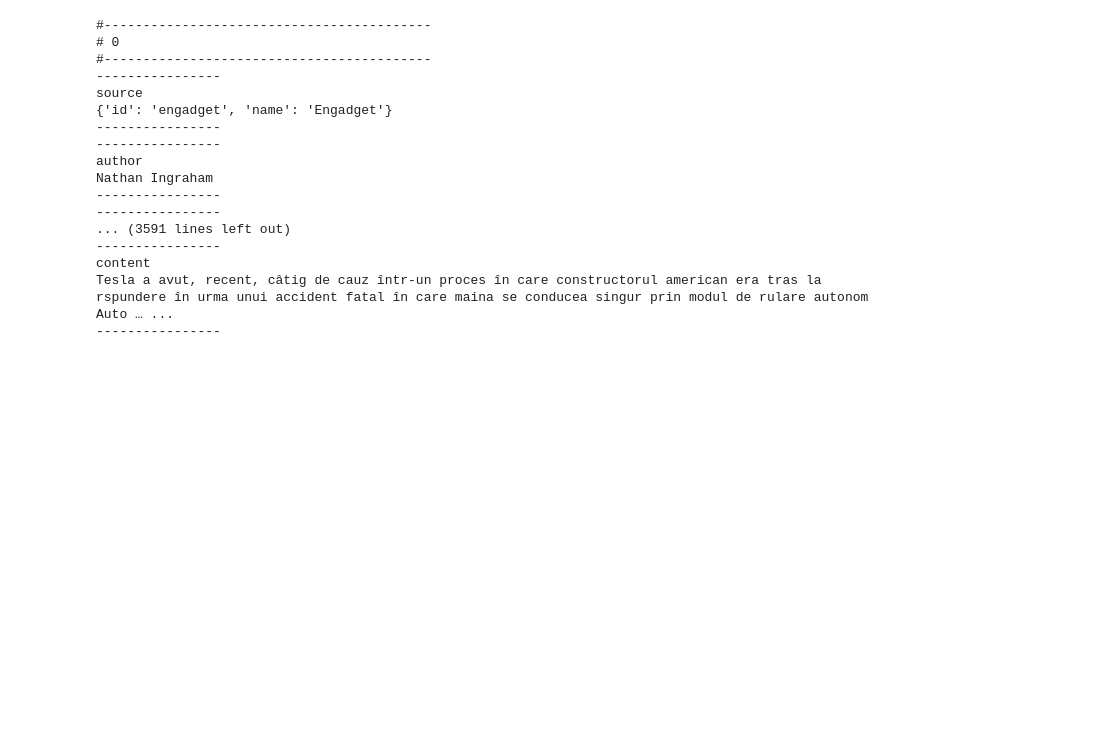
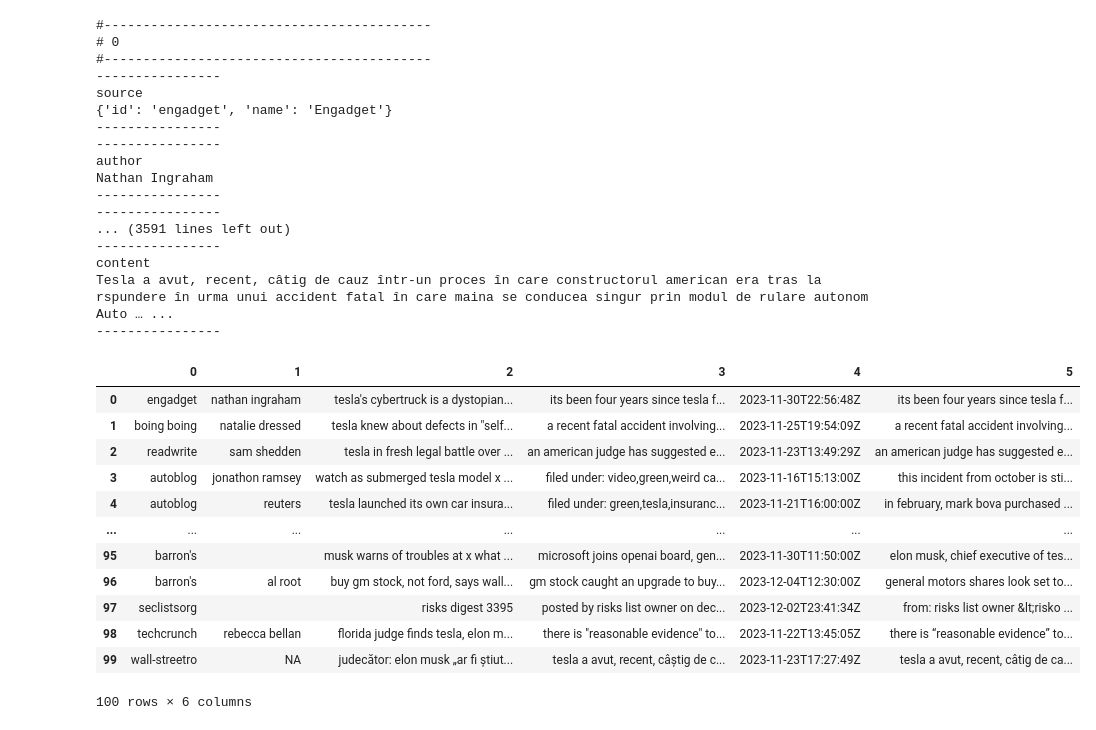
Before and after one commit to anly501/dsan-5000-project-WillWangUNC, a Jupyter notebook: dsan-website/5000-website/5000-website-Zenan/datagather.ipynb, the cells around one changed output. Saved outputs shown, nothing was run; the diff lists cells and outputs as text; code cells hidden in the pictures; blank space fills up the shorter version.

```diff
--- a/dsan-website/5000-website/5000-website-Zenan/datagather.ipynb
+++ b/dsan-website/5000-website/5000-website-Zenan/datagather.ipynb
@@ -251,6 +251,22 @@ Nathan Ingraham
 content
 Tesla a avut, recent, câtig de cauz într-un proces în care constructorul american era tras la rspundere în urma unui accident fatal în care maina se conducea singur prin modul de rulare autonom Auto … ...
 ----------------
+# %%
+pd.DataFrame(cleaned_data1)
+# %% [output]
+|  | 0 | 1 | 2 | 3 | 4 | 5 |
+| 0 | engadget | nathan ingraham | tesla's cybertruck is a dystopian... | its been four years since tesla f... | 2023-11-30T22:56:48Z | its been four years since tesla f... |
+| 1 | boing boing | natalie dressed | tesla knew about defects in "self... | a recent fatal accident involving... | 2023-11-25T19:54:09Z | a recent fatal accident involving... |
+| 2 | readwrite | sam shedden | tesla in fresh legal battle over ... | an american judge has suggested e... | 2023-11-23T13:49:29Z | an american judge has suggested e... |
+| 3 | autoblog | jonathon ramsey | watch as submerged tesla model x ... | filed under: video,green,weird ca... | 2023-11-16T15:13:00Z | this incident from october is sti... |
+| 4 | autoblog | reuters | tesla launched its own car insura... | filed under: green,tesla,insuranc... | 2023-11-21T16:00:00Z | in february, mark bova purchased ... |
+| ... | ... | ... | ... | ... | ... | ... |
+| 95 | barron's |  | musk warns of troubles at x what ... | microsoft joins openai board, gen... | 2023-11-30T11:50:00Z | elon musk, chief executive of tes... |
+| 96 | barron's | al root | buy gm stock, not ford, says wall... | gm stock caught an upgrade to buy... | 2023-12-04T12:30:00Z | general motors shares look set to... |
+| 97 | seclistsorg |  | risks digest 3395 | posted by risks list owner on dec... | 2023-12-02T23:41:34Z | from: risks list owner &lt;risko ... |
+| 98 | techcrunch | rebecca bellan | florida judge finds tesla, elon m... | there is "reasonable evidence" to... | 2023-11-22T13:45:05Z | there is “reasonable evidence” to... |
+| 99 | wall-streetro | NA | judecător: elon musk „ar fi știut... | tesla a avut, recent, câștig de c... | 2023-11-23T17:27:49Z | tesla a avut, recent, câtig de ca... |
+100 rows × 6 columns
 # %%
 def generate_word_cloud(my_text):
     from wordcloud import WordCloud, STOPWORDS
```
Also changed, not shown: parts of 2 cells of this notebook, 22 other files.
